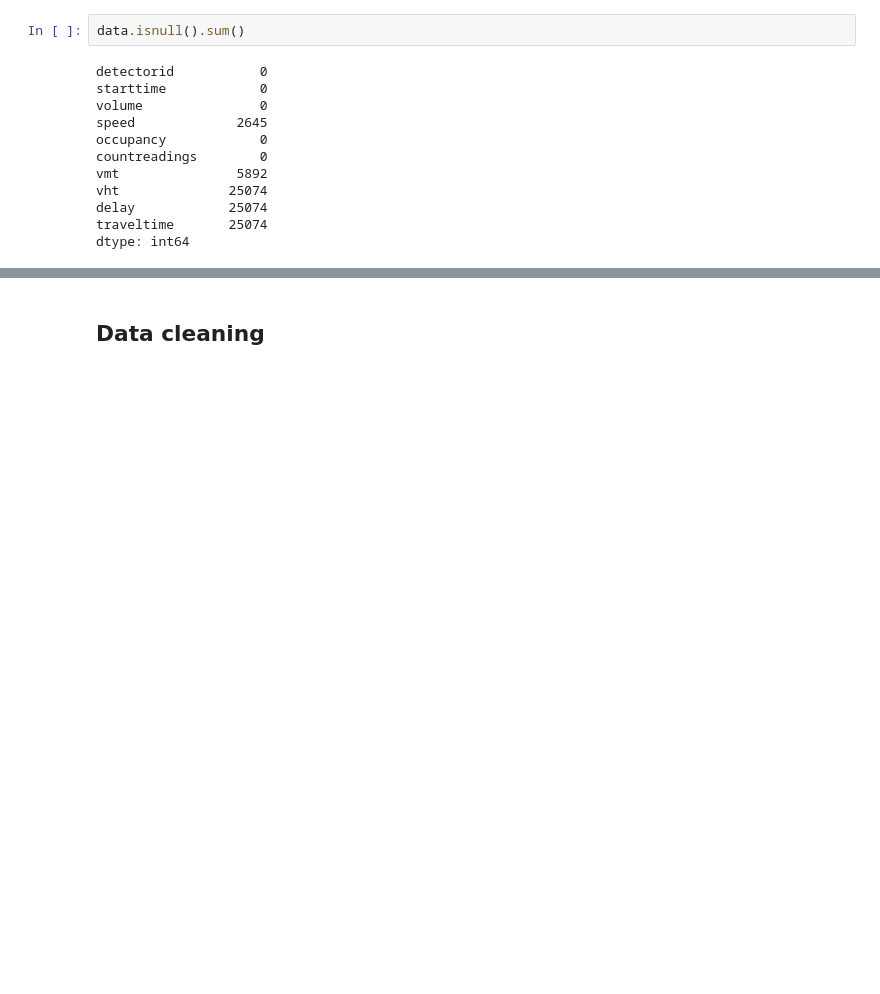
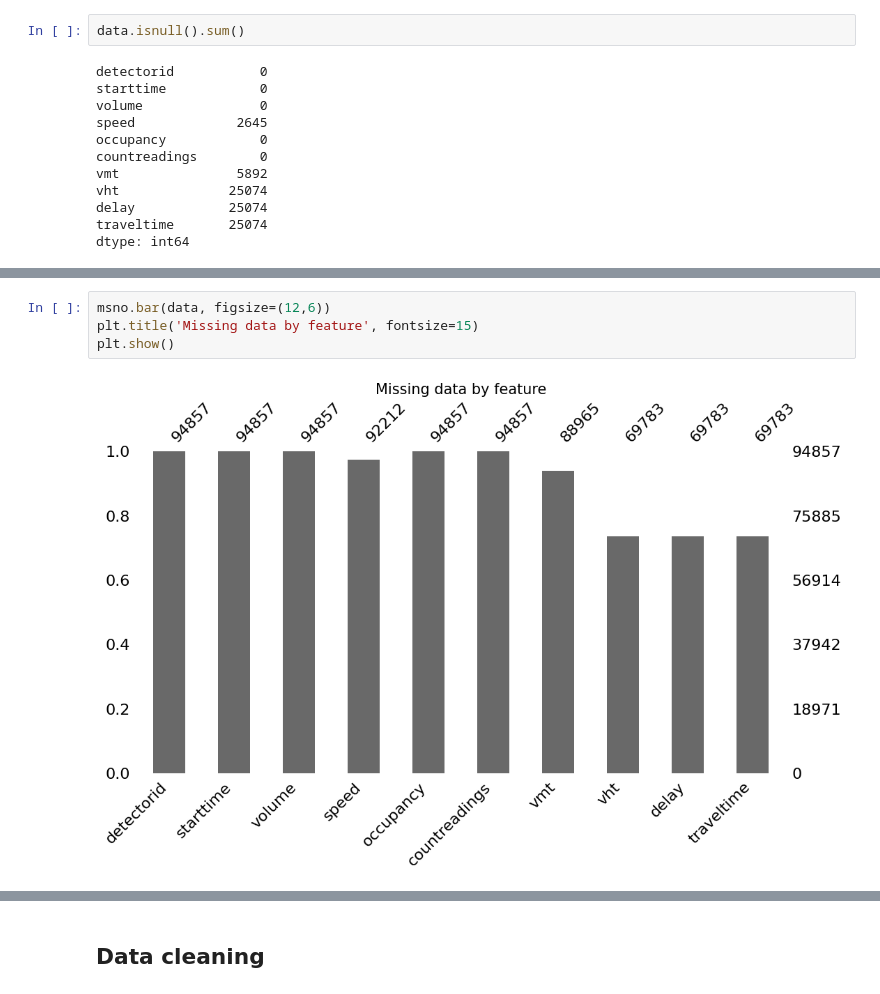
Before and after one commit to data-science-pdx/playground, a Jupyter notebook: data_analysis.ipynb, the cells around one changed output, grey strips where cells are left out. Cells and saved outputs as stored; diff of their text form; blank space fills up the shorter version.

```diff
--- a/data_analysis.ipynb
+++ b/data_analysis.ipynb
@@ -127,3 +125,9 @@ plt.title('Percent missing data by feature', fontsize=15)
 plt.show()
 # %% [output]
 [figure]
+# %%
+msno.bar(data, figsize=(12,6))
+plt.title('Missing data by feature', fontsize=15)
+plt.show()
+# %% [output]
+[figure, added]
```
Also changed, not shown: parts of 15 cells of this notebook.
